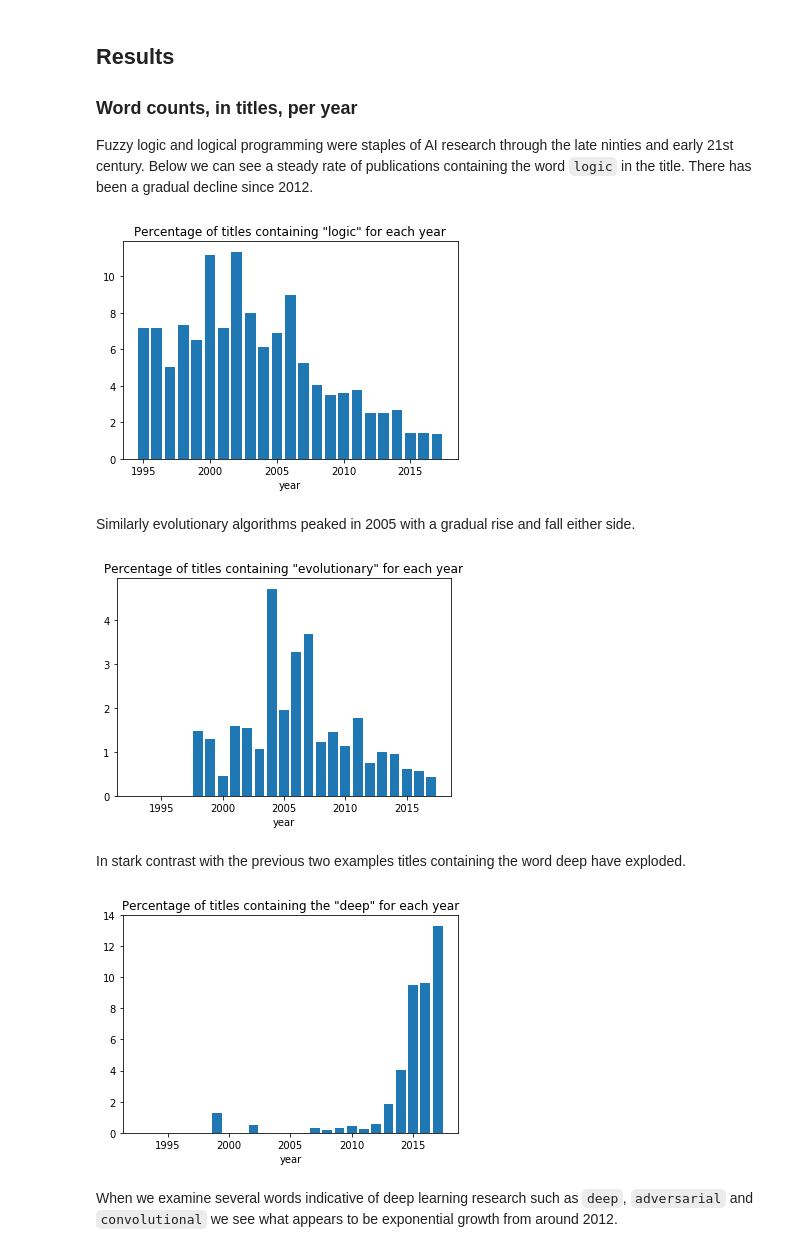
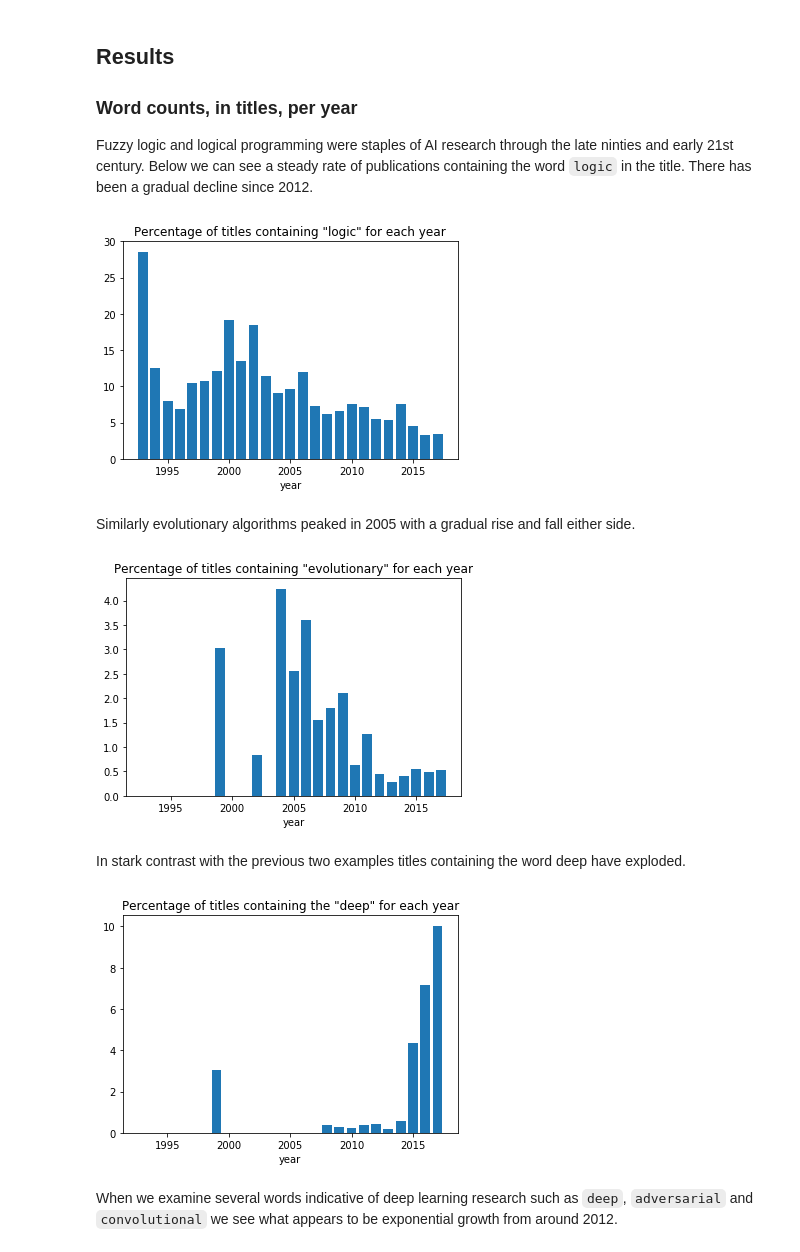
Before and after one commit to CDECatapult/what-is-the-ai-revolution, a Jupyter notebook: Why the 'AI revolution' is really a deep learning revolution.ipynb, the cells around one changed output. Saved outputs shown, nothing was run; the diff lists cells and outputs as text; code cells hidden in the pictures.

Commit message:
use script to generate data

```diff
--- a/Why the 'AI revolution' is really a deep learning revolution.ipynb
+++ b/Why the 'AI revolution' is really a deep learning revolution.ipynb
@@ -45,0 +34,5 @@ data.head()
+# %%
+data = pd.read_json('./data.jsonlines', lines=True)
+data = data[data.catagories.apply(lambda records: "cs.AI" in records)]
+data['year'] = data['created'].str.split('-').apply(lambda x: int(x[0]))
+data.head()
@@ -81,19 +81,19 @@ There has been a gradual decline since 2012.
 # %%
 counts = {}
 for year, group in data.groupby('year'):
     counts[year] = {'freq': sum(group['is_logic'] > 0), 'total': len(group)}
 
 hist = []
 years = sorted(counts.keys())
 for year in years:
     hist.append(100 * counts[year]['freq'] / counts[year]['total'])
 
 plt.xlabel('year')
 plt.title('Percentage of titles containing "logic" for each year')
-plt.bar(years[2:-1], hist[2:-1])
+plt.bar(years, hist)
 plt.show()
 # %% [output]
-[figure, old version]
+[figure, new version]
 # %% [markdown]
 Similarly evolutionary algorithms peaked in 2005 with a gradual rise and fall either side.
 # %%
@@ -108,10 +108,10 @@ for year in years:
 
 plt.xlabel('year')
 plt.title('Percentage of titles containing "evolutionary" for each year')
-plt.bar(years[:-1], hist[:-1])
+plt.bar(years, hist)
 plt.show()
 # %% [output]
-[figure, old version]
+[figure, new version]
 # %% [markdown]
 In stark contrast with the previous two examples titles containing the word deep have exploded.
 # %%
@@ -130,10 +130,10 @@ for year in years:
 plt.xlabel('year')
 plt.title('Percentage of titles containing the "deep" for each year')
 
-plt.bar(years[:-1], hist[:-1])
+plt.bar(years, hist)
 plt.show()
 # %% [output]
-[figure, old version]
+[figure, new version]
 # %% [markdown]
 When we examine several words indicative of deep learning research such as `deep`, `adversarial` and `convolutional` we see what appears to be exponential growth from around 2012.
 # %%
```
Also changed, not shown: parts of 6 cells of this notebook, 2 other files.
